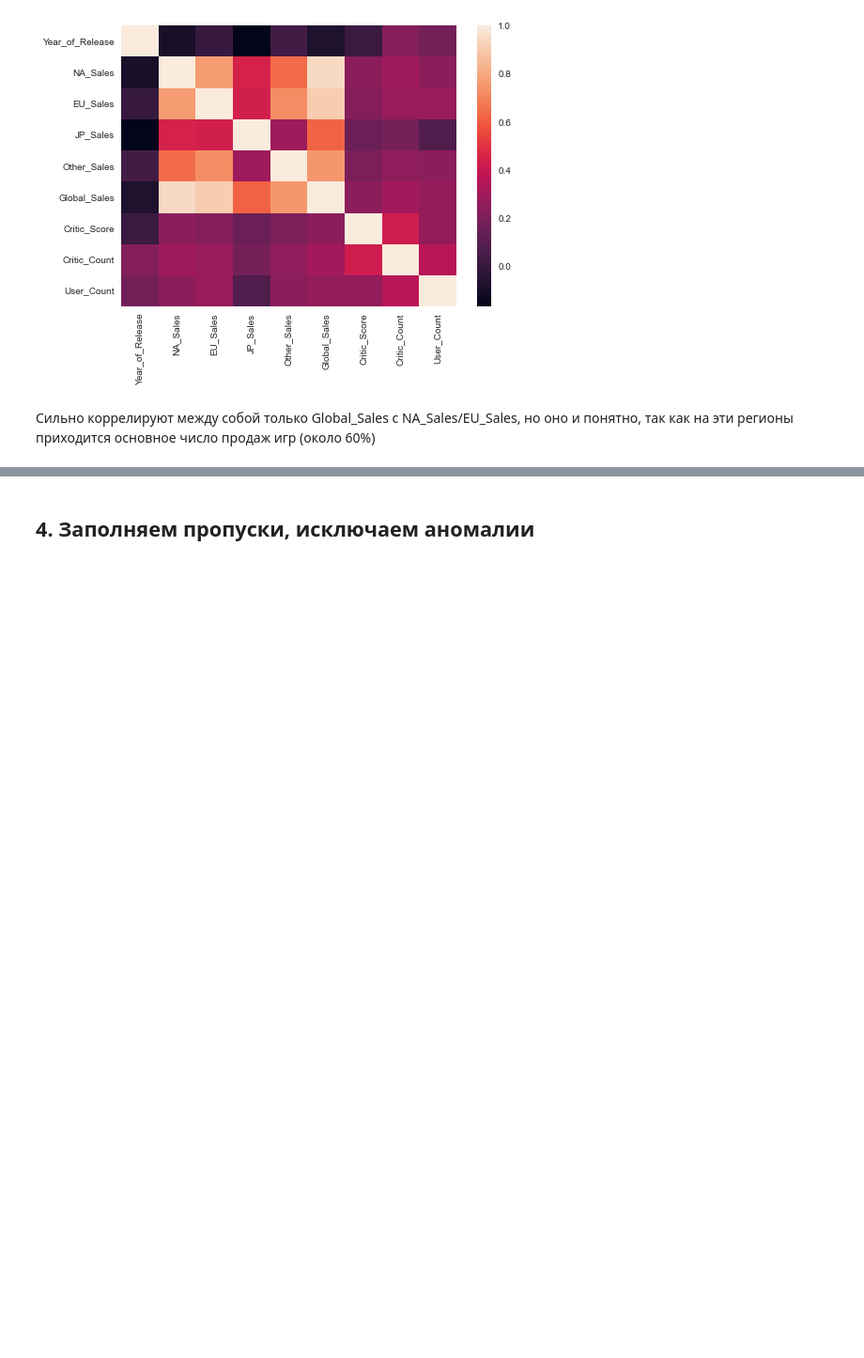
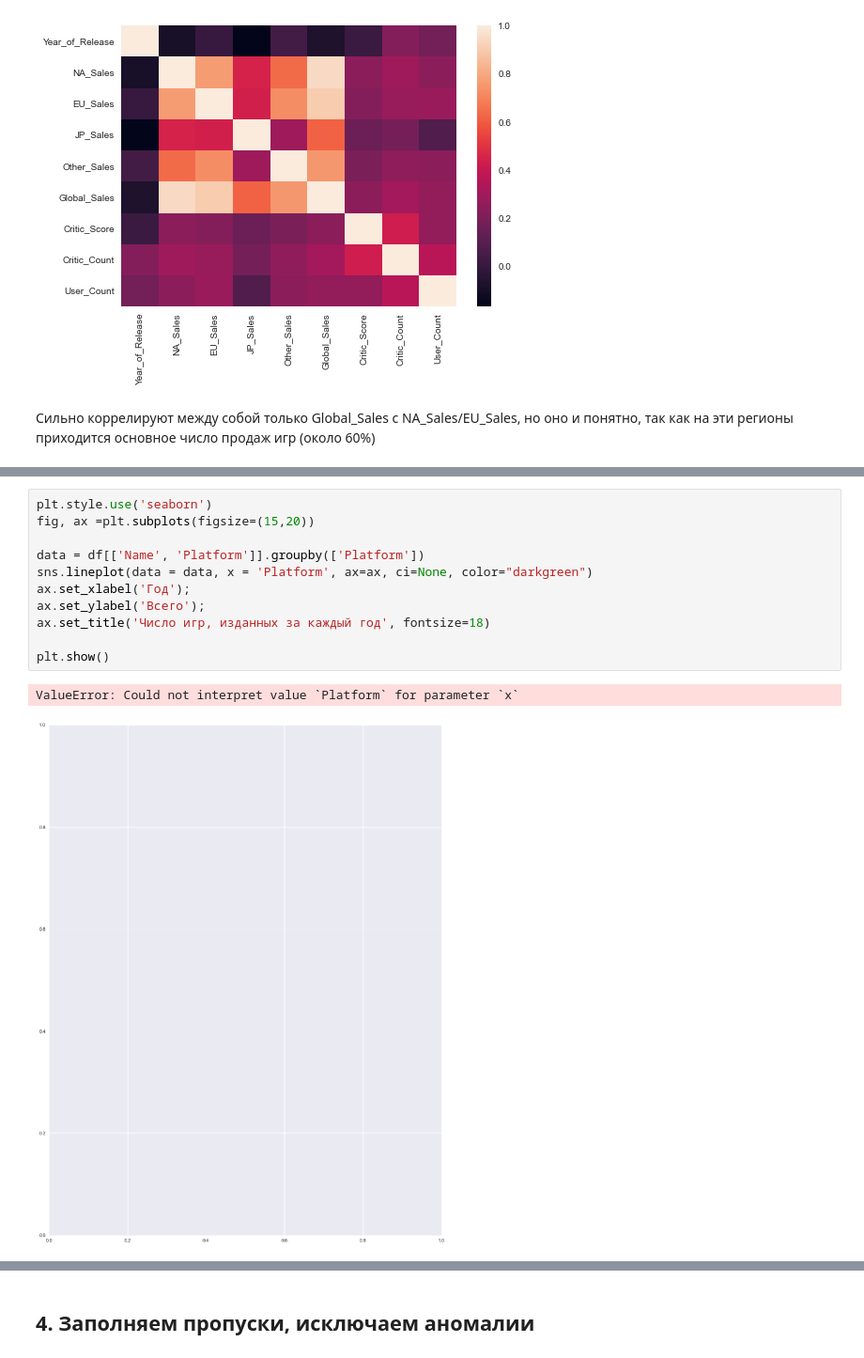
Before and after one commit to Dadypool/DS_project, a Jupyter notebook: Games.ipynb, the cells around one changed output, grey strips where cells are left out. Shown: that part at 94% size. Saved outputs shown, nothing was run; the diff lists cells and outputs as text; blank space fills up the shorter version.

```diff
--- a/Games.ipynb
+++ b/Games.ipynb
@@ -199,0 +142,14 @@ plt.show()
+# %%
+plt.style.use('seaborn')
+fig, ax =plt.subplots(figsize=(15,20))
+
+data = df[['Name', 'Platform']].groupby(['Platform'])
+sns.lineplot(data = data, x = 'Platform', ax=ax, ci=None, color="darkgreen")
+ax.set_xlabel('Год');
+ax.set_ylabel('Всего');
+ax.set_title('Число игр, изданных за каждый год', fontsize=18)
+
+plt.show()
+# %% [output]
+ValueError: Could not interpret value `Platform` for parameter `x`
+[figure, added]
```
Also changed, not shown: parts of 104 cells of this notebook.
